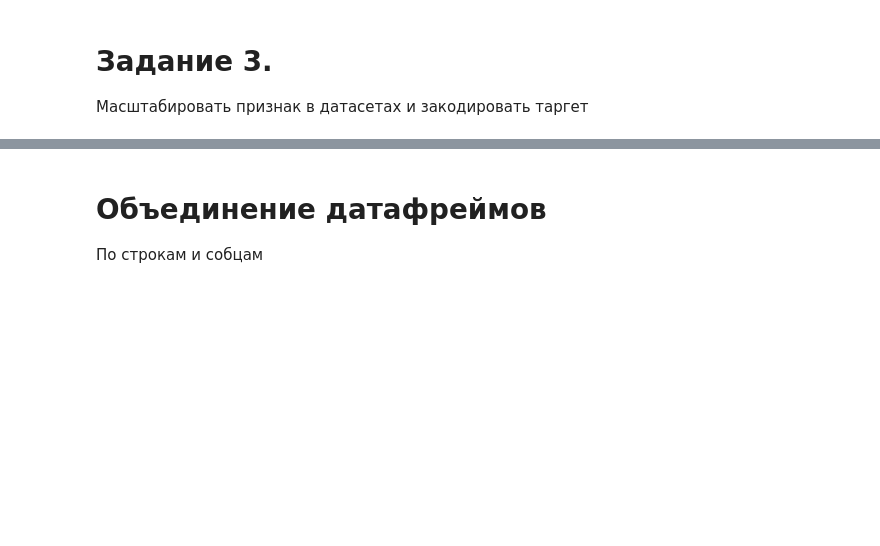
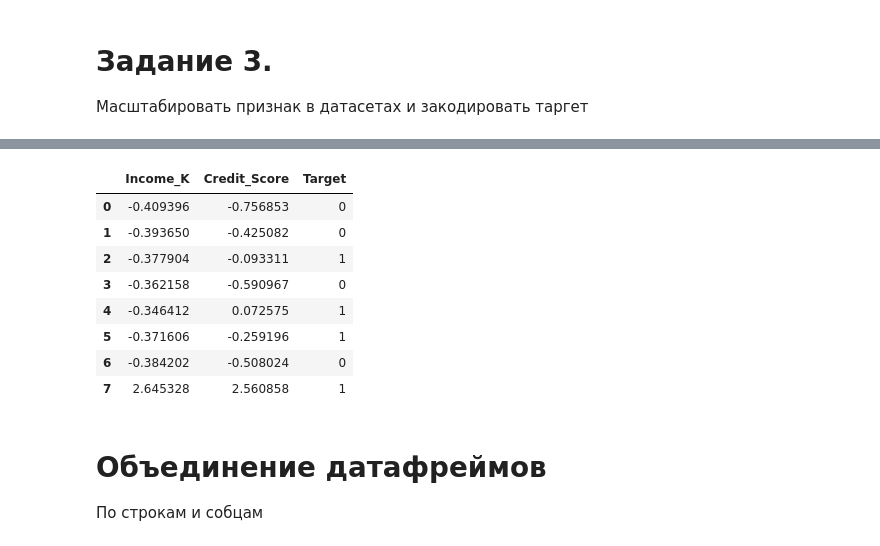
Before and after one commit to NevssZeppeli/ai_basics, a Jupyter notebook: Lab_01.ipynb, the cells around one changed output, grey strips where cells are left out. Saved outputs shown, nothing was run; the diff lists cells and outputs as text; code cells hidden in the pictures; blank space fills up the shorter version.

```diff
--- a/Lab_01.ipynb
+++ b/Lab_01.ipynb
@@ -432,12 +442,30 @@ df6_c
 # %%
 from sklearn.preprocessing import StandardScaler
 
 # таргет: одобрение кредита (да/нет)
 df7 = pd.DataFrame({
     'Income_K': [30, 35, 40, 45, 50, 42, 38, 1000],
     'Credit_Score': [600, 620, 640, 610, 650, 630, 615, 800],
     'Target': ['No', 'No', 'Yes', 'No', 'Yes', 'Yes', 'No', 'Yes']
 })
+
+df7_c = df7.copy()
+scaler = StandardScaler()
+df7_c[['Income_K', 'Credit_Score']] = scaler.fit_transform(df7_c[['Income_K', 'Credit_Score']])
+le = LabelEncoder()
+df7_c["Target"] = le.fit_transform(df7_c["Target"])
+
+df7_c
+# %% [output]
+|  | Income_K | Credit_Score | Target |
+| 0 | -0.409396 | -0.756853 | 0 |
+| 1 | -0.393650 | -0.425082 | 0 |
+| 2 | -0.377904 | -0.093311 | 1 |
+| 3 | -0.362158 | -0.590967 | 0 |
+| 4 | -0.346412 | 0.072575 | 1 |
+| 5 | -0.371606 | -0.259196 | 1 |
+| 6 | -0.384202 | -0.508024 | 0 |
+| 7 | 2.645328 | 2.560858 | 1 |
 # %% [markdown]
 # Объединение датафреймов
 По строкам и собцам
```
Also changed, not shown: parts of 1 cell of this notebook.
